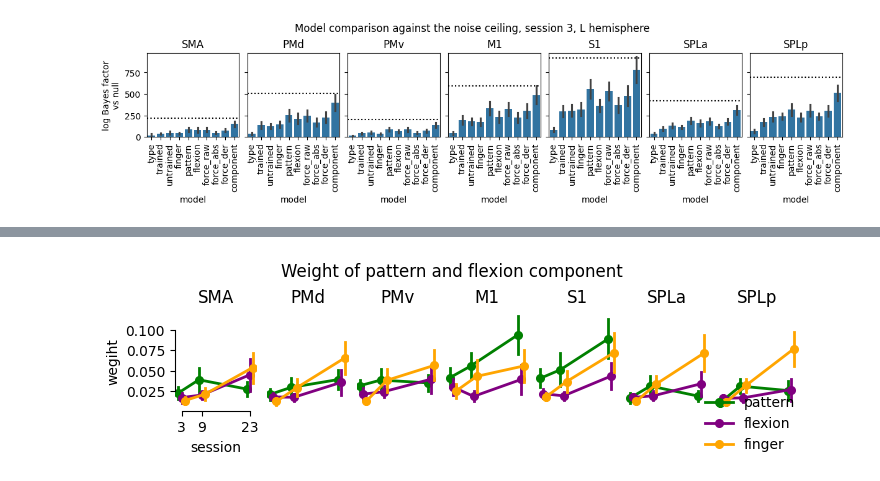
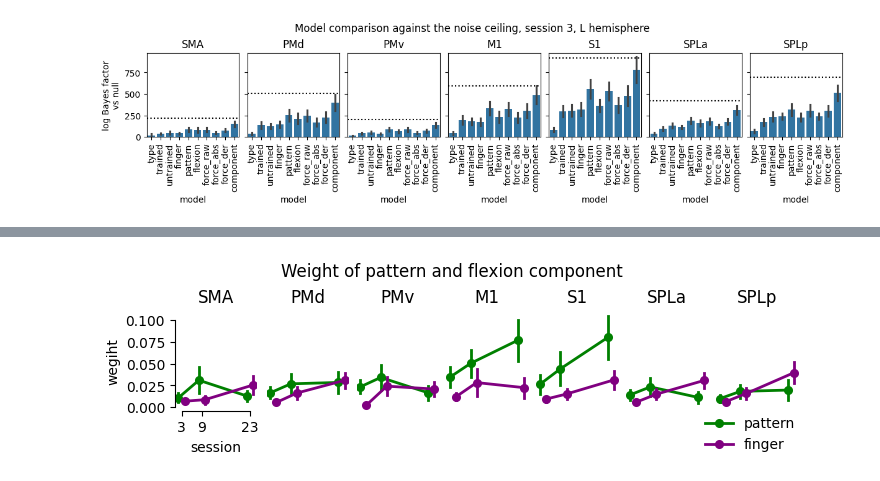
Before and after one commit to mnlmrc/EFC_learningfMRI, a Jupyter notebook: notebooks/component_model.ipynb, the cells around one changed output, grey strips where cells are left out. Saved outputs shown, nothing was run; the diff lists cells and outputs as text; code cells hidden in the pictures.

```diff
--- a/notebooks/component_model.ipynb
+++ b/notebooks/component_model.ipynb
@@ -277,22 +297,22 @@ plt.show()
 # %%
-hue_order, palette = ['pattern', 'flexion', 'finger'], ['green', 'purple','orange']
+hue_order, palette = ['pattern', 'finger'], ['green', 'purple',]
 comp_model_repr = comp_model[comp_model.component.isin(hue_order)]
 
 fig, axs = plt.subplots(1, len(rois), sharey=True, sharex=True, figsize=(7, 2), constrained_layout=True)
 
 vis.plot_im_sess(fig, axs, comp_model_repr, rois, y='weight', x='session', hue='component', hue_order=hue_order, palette=palette, kind='point', dodge=.3, estimator='mean')
 #plot_im_sess(fig, axs, comp_model_repr, rois, y='weight_norm', x='session', hue='component', hue_order=hue_order, palette=palette, kind='strip', jitter=.2, alpha=.2)
 
 sb.despine(ax=axs[0], trim=True)
 axs[0].set_ylabel('wegiht')
 axs[-1].legend([], frameon=False, loc='upper right')
 fig.legend(frameon=False, loc='lower right')
 axs[0].set_xlabel('session')
 
 fig.suptitle('Weight of pattern and flexion component')
 
 fig.savefig('figures/component_model_pattern_flexion.pdf')
 
 plt.show()
 # %% [output]
-[figure, old version]
+[figure, new version]
```
Also changed, not shown: parts of 5 cells of this notebook, 8 other files.
